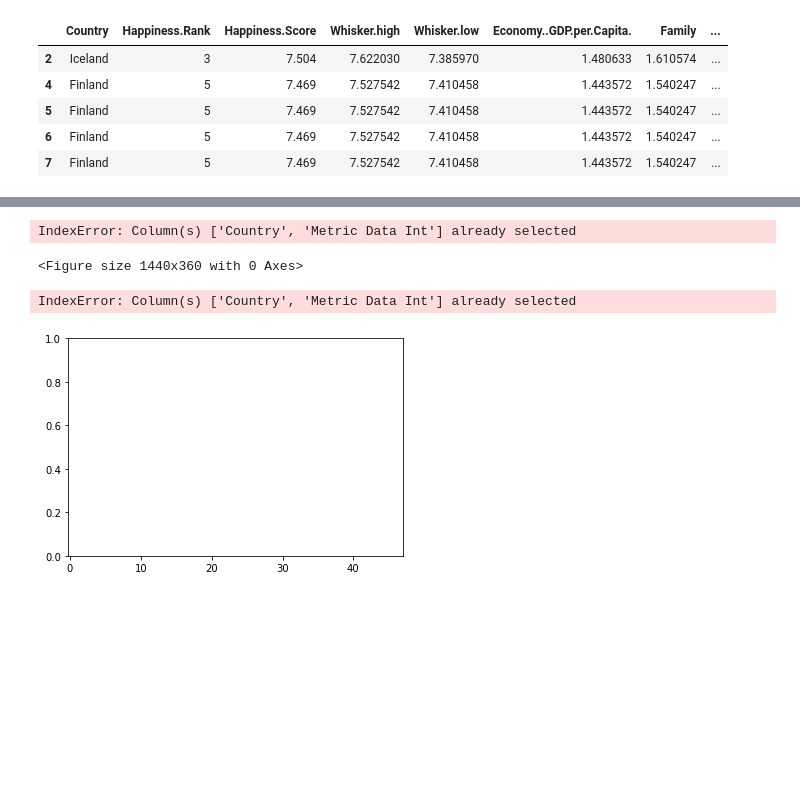
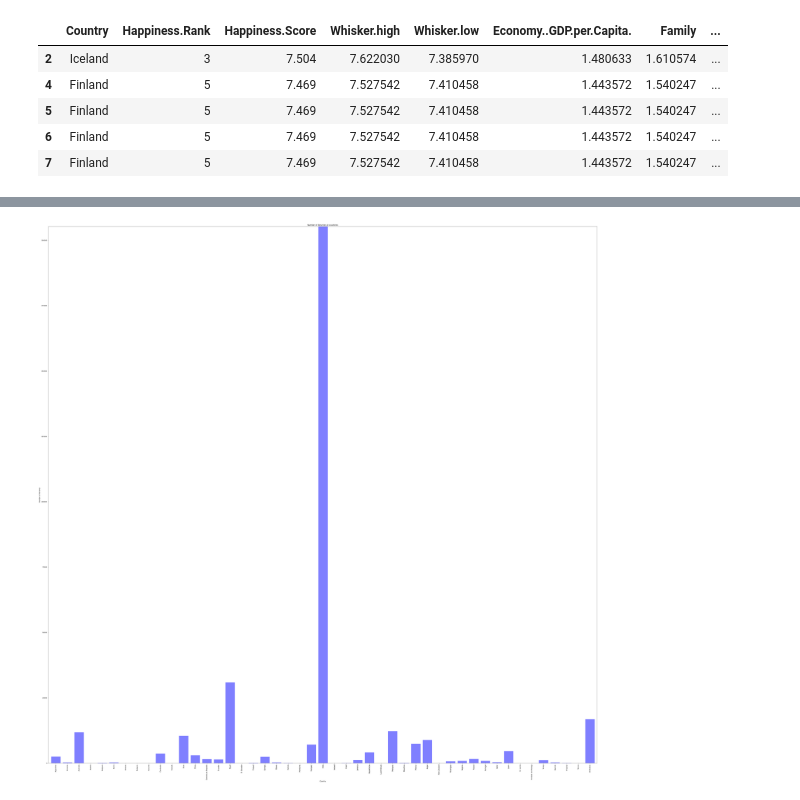
Before and after one commit to zpoeschl/Libraries-vs-Happiness, a Jupyter notebook: WorkingNotebook.ipynb, the cells around one changed output, grey strips where cells are left out. Cells and saved outputs as stored; diff of their text form; code cells hidden in the pictures; blank space fills up the shorter version.

```diff
--- a/WorkingNotebook.ipynb
+++ b/WorkingNotebook.ipynb
@@ -139,26 +138,24 @@ number_group_df.head()
 # %%
-x_axis = np.arange(len(number_group_df))
+x_axis = np.arange(len(num_lib_df))
 tick_locations = [value+0.4 for value in x_axis]
 # %%
-plt.figure(figsize = (20,5))
-plt.bar(x_axis,number_group_df["Metric Data Int"],color='b',alpha=0.5, align='edge')
-plt.xticks(tick_locations, number_group_df["Country"],rotation="vertical")
+plt.figure(figsize = (50,50))
+plt.bar(x_axis,num_lib_df["Metric Data"],color='b',alpha=0.5, align='edge')
+plt.xticks(tick_locations, num_lib_df.index,rotation="vertical")
+
+plt.xlim(-0.25,len(x_axis))
+plt.ylim(0,max(num_lib_df["Metric Data"])+10)
+
+plt.title("Number of librarires in countries")
+plt.xlabel("Country")
+plt.ylabel("Number of libraries")
+
+#plt.savefig("Images/libraries_per_country_bar")
+
+plt.tight_layout()
+plt.show()
 # %% [output]
-IndexError: Column(s) ['Country', 'Metric Data Int'] already selected
-<Figure size 1440x360 with 0 Axes>
+[figure, added]
-# %%
-plt.xlim(-0.25,len(x_axis))
-plt.ylim(0,max(number_group_df["Metric Data Int"])+10)
-
-plt.title("Number of librarires in countries")
-plt.xlabel("Country")
-plt.ylabel("Number of libraries")
-
-plt.tight_layout()
-#plt.savefig("Images/libraries_per_country_bar")
-# %% [output]
-IndexError: Column(s) ['Country', 'Metric Data Int'] already selected
-[figure, removed]
 # %%
 # MALLORY CODE HERE - end
 # %%
```
Also changed, not shown: parts of 5 cells of this notebook.
